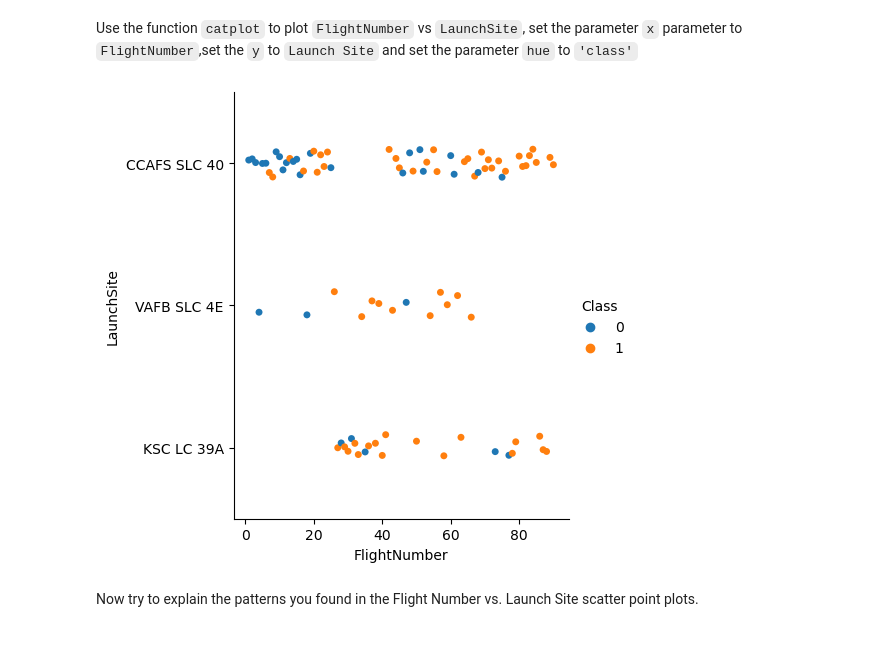
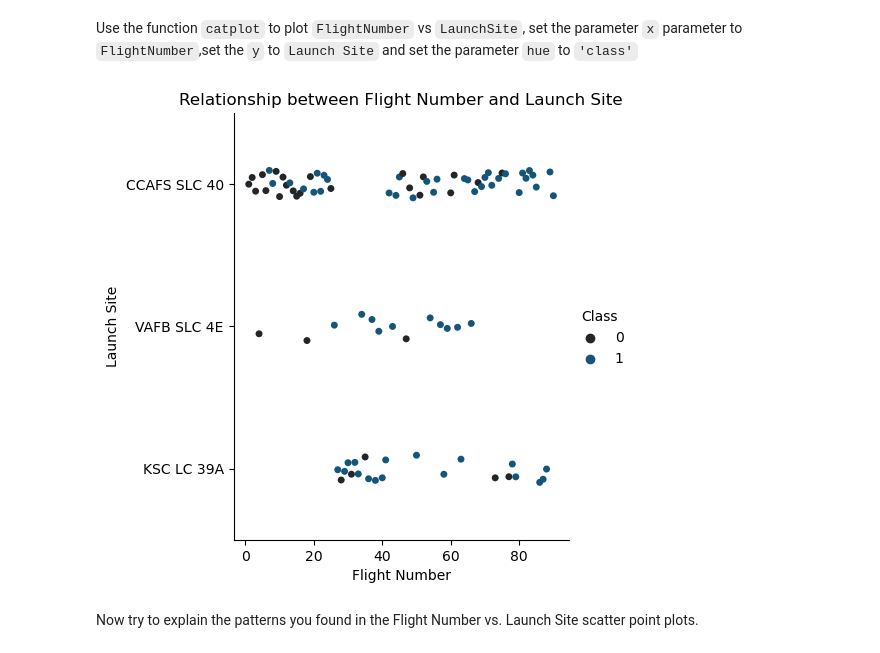
Before and after one commit to tmmendoza29/Coursera, a Jupyter notebook: Applied Capstone Project/EDA/jupyter-labs-eda-dataviz.ipynb, the cells around one changed output. Saved outputs shown, nothing was run; the diff lists cells and outputs as text; code cells hidden in the pictures.

```diff
--- a/Applied Capstone Project/EDA/jupyter-labs-eda-dataviz.ipynb
+++ b/Applied Capstone Project/EDA/jupyter-labs-eda-dataviz.ipynb
@@ -83,10 +83,13 @@ Next, let's drill down to each site visualize its detailed launch records.
 Use the function <code>catplot</code> to plot <code>FlightNumber</code> vs <code>LaunchSite</code>, set the  parameter <code>x</code>  parameter to <code>FlightNumber</code>,set the  <code>y</code> to <code>Launch Site</code> and set the parameter <code>hue</code> to <code>'class'</code>
 # %%
 # Plot a scatter point chart with x axis to be Flight Number and y axis to be the launch site, and hue to be the class value
-sns.catplot(df, x='FlightNumber',y='LaunchSite',hue = 'Class')
+sns.catplot(df, x='FlightNumber',y='LaunchSite',hue = 'Class',color = '#145579')
+plt.title('Relationship between Flight Number and Launch Site')
+plt.xlabel('Flight Number')
+plt.ylabel('Launch Site')
 plt.show()
 # %% [output]
-[figure, old version]
+[figure, new version]
 # %% [markdown]
 Now try to explain the patterns you found in the Flight Number vs. Launch Site scatter point plots.
 # %% [markdown]
```
Also changed, not shown: parts of 6 cells of this notebook, 5 other files.
